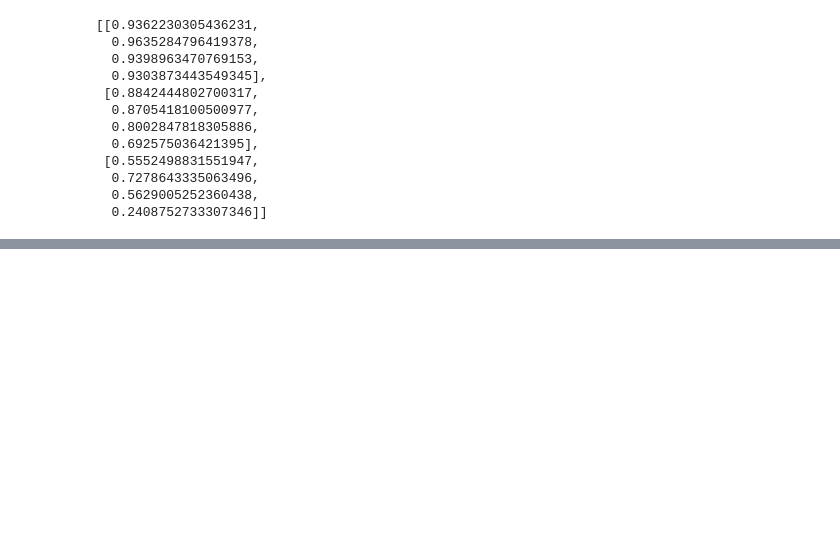
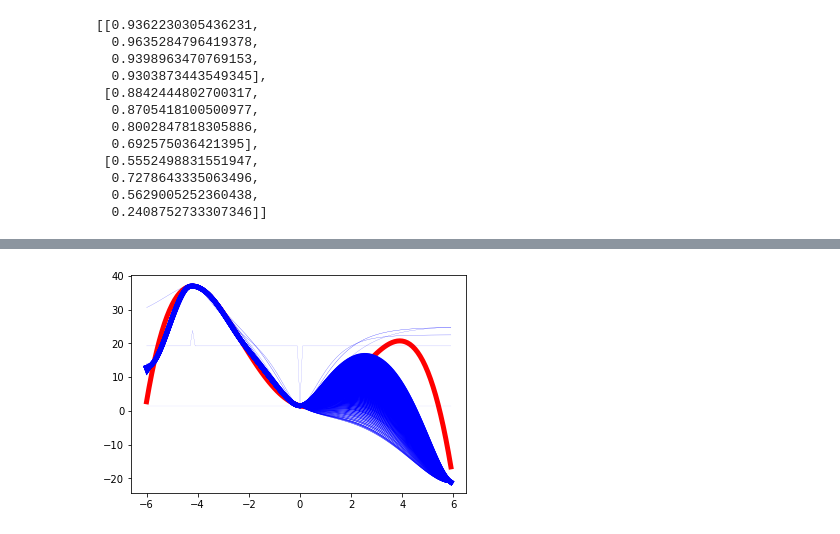
Before and after one commit to truskett-group-ut/bayesian_optimizer, a Jupyter notebook: dev/bayesian_optimizer_test_and_demo.ipynb, the cells around one changed output, grey strips where cells are left out. Drawn from its saved outputs; the diff is of its cells as text; code cells hidden in the pictures; blank space fills up the shorter version.

Commit message:
finished beta optimizer

```diff
--- a/dev/bayesian_optimizer_test_and_demo.ipynb
+++ b/dev/bayesian_optimizer_test_and_demo.ipynb
@@ -179,0 +187,3 @@ bayesian_optimizer.X_virtual_
+# %%
+def Polynomial(x):
+    return 1.5 - 2.0*x + 3.3*x**2.0 - 0.1*x**4.0
@@ -179,0 +208,29 @@ bayesian_optimizer.X_virtual_
+# %%
+bayesian_optimizer = BayesianOptimizer()
+bayesian_optimizer.InitalizeRegressor(white_noise=True)
+bayesian_optimizer.InitializeSuggestionEngine(num_suggestions=1, method='kg')
+bayesian_optimizer.InitializeOptimizer(rand_starts=100, tol=1e-5)
+bayesian_optimizer.InitialSamples(features, fitness)
+bayesian_optimizer.SetRanges(ranges)
+# %%
+x_points = arange(-6, 6, 0.1)
+y_points = Polynomial(x_points)
+# %%
+Y_pred = []
+EI_pred = []
+xs = []
+ys = []
+for i in range(100):
+    if i % 10 == 0:
+        print 'iteration %i' % i
+    suggestions = bayesian_optimizer.Suggest()
+    Y_pred.append(array([bayesian_optimizer.gaussian_process_regressor_.predict([[x]], return_std = False)[0] for x in x_points]))
+    EI_pred.append(array([bayesian_optimizer.ExpectedImprovement(array([x])) for x in x_points]))
+    xs_batch = []
+    ys_batch = []
+    for suggestion in suggestions:
+        xs_batch.append(suggestion)
+        ys_batch.append(Polynomial(suggestion[0]))
+    xs.append(xs_batch)
+    ys.append(ys_batch)
+    bayesian_optimizer.AddSamples(xs_batch, ys_batch)
@@ -179,0 +268,14 @@ bayesian_optimizer.X_virtual_
+# %%
+#things to plot
+lw = 0.05
+plt.plot(x_points, y_points, c="r", linestyle = '-', linewidth = 5, label = "Train")
+for y_pred in Y_pred[0:100]:
+    plt.plot(x_points, y_pred, linestyle = '-', c = 'b', linewidth =lw, label = "Train")
+    lw = lw + 0.05
+
+#model = bayesian_random_forest_optimizer.bootstrap_models[0]
+#y_pred = model.predict(x_col)
+#plt.plot(x, y_pred, c="b", linestyle = '-', linewidth = 5, label = "Train")
+#plt.scatter(points, fitness, c="b", s=90, alpha=0.9)
+# %% [output]
+[figure, added]
```
Also changed, not shown: parts of 29 cells of this notebook, 6 other files.
